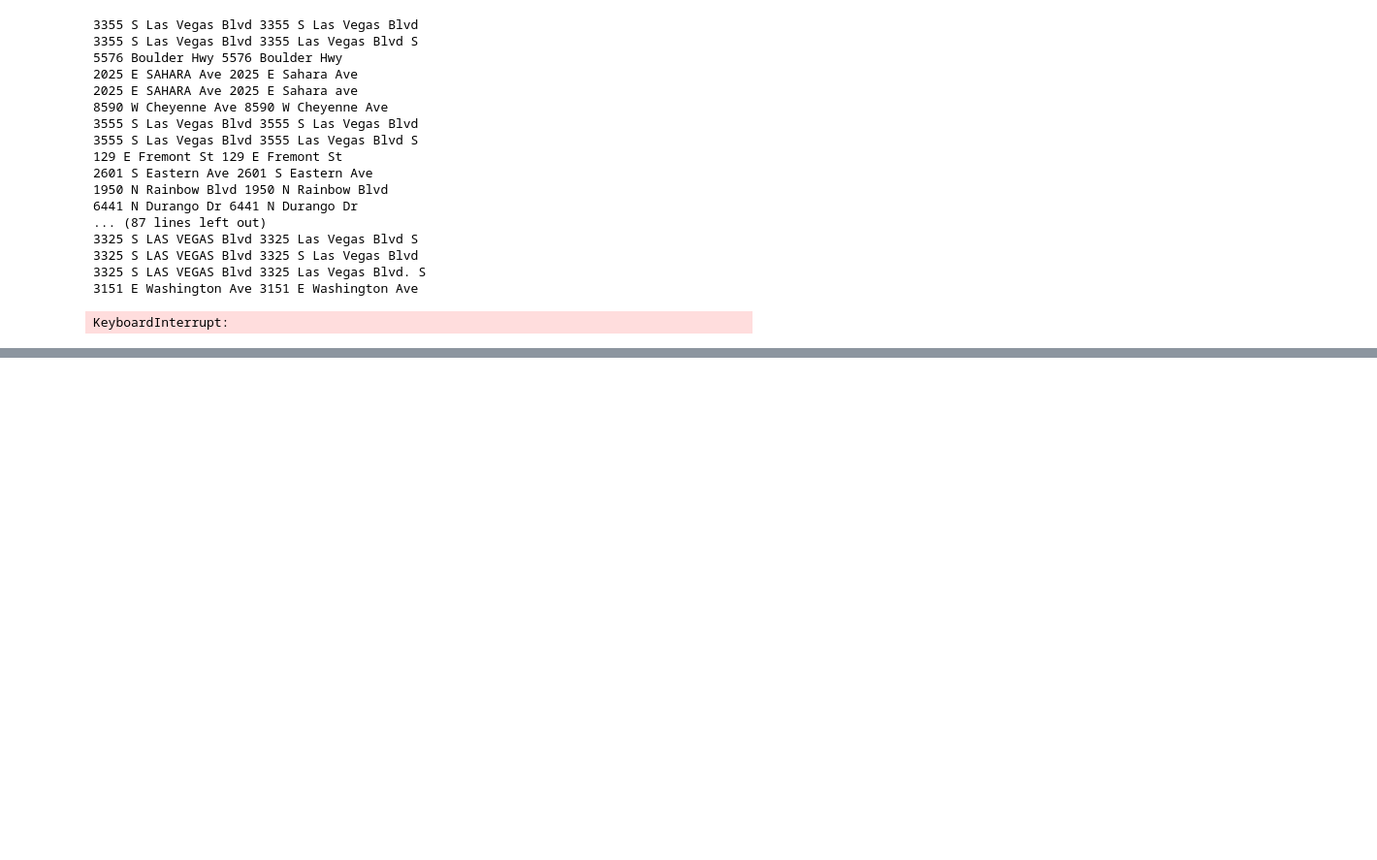
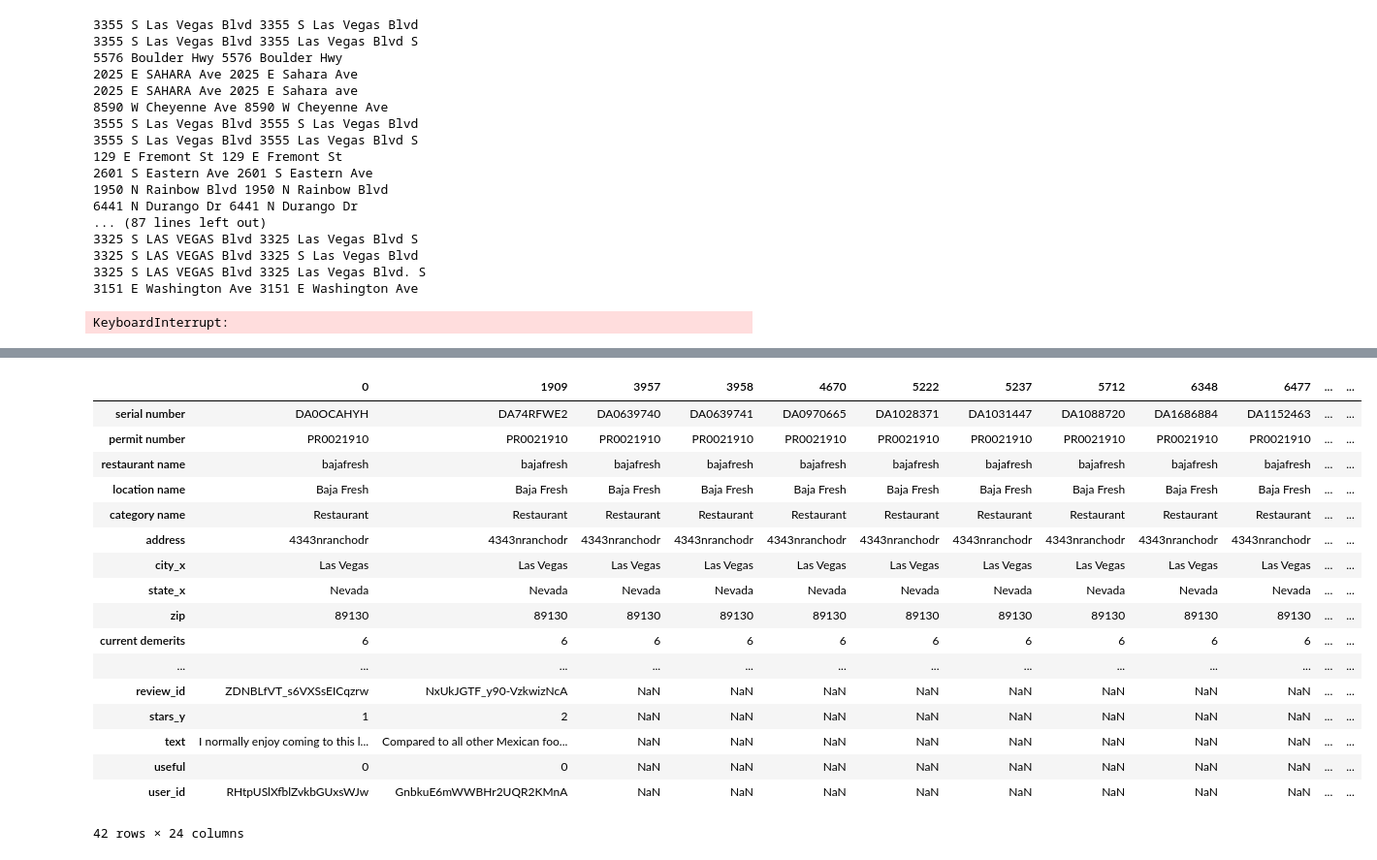
Before and after one commit to shreyasckdn/salsa_sauce, a Jupyter notebook: EDA_shr.ipynb, the cells around one changed output, grey strips where cells are left out. Shown at 97% size. Cells and saved outputs as stored; diff of their text form; code cells hidden in the pictures; blank space fills up the shorter version.

Commit message:
eda:aggregating based on month

```diff
--- a/EDA_shr.ipynb
+++ b/EDA_shr.ipynb
@@ -314,0 +328,2 @@ KeyboardInterrupt:
+# %%
+review_data = pd.read_csv('../data/vegas_yelp_reviews.csv')
@@ -314,0 +511,5 @@ KeyboardInterrupt:
+# %%
+merged_data['inspection date'] = pd.to_datetime(merged_data['inspection date'].apply(lambda x:str(x).split()[0]),
+                                                format='%Y-%m-%d')
+merged_data['inspection date'] = merged_data['inspection date'].apply(lambda x:datetime(x.year,x.month,1))
+merged_data['inspection date']
@@ -314,0 +534,4 @@ KeyboardInterrupt:
+# %%
+review_data['date'] = pd.to_datetime(review_data['date'],format='%Y-%m-%d')
+review_data['date'] = review_data['date'].apply(lambda x:datetime(x.year,x.month,1))
+review_data['date']
@@ -314,0 +618,2 @@ KeyboardInterrupt:
+# %%
+new_merged = merged_data.merge(review_data, left_on = ['business_id','inspection date'] , right_on =['business_id','date'], how = 'left')
@@ -314,0 +654,21 @@ KeyboardInterrupt:
+# %%
+new_merged[new_merged['restaurant name']=='bajafresh'].transpose()
+# %% [output]
+|  | 0 | 1909 | 3957 | 3958 | 4670 | 5222 | 5237 | 5712 | 6348 | 6477 | ... | ... |
+| serial number | DA0OCAHYH | DA74RFWE2 | DA0639740 | DA0639741 | DA0970665 | DA1028371 | DA1031447 | DA1088720 | DA1686884 | DA1152463 | ... | ... |
+| permit number | PR0021910 | PR0021910 | PR0021910 | PR0021910 | PR0021910 | PR0021910 | PR0021910 | PR0021910 | PR0021910 | PR0021910 | ... | ... |
+| restaurant name | bajafresh | bajafresh | bajafresh | bajafresh | bajafresh | bajafresh | bajafresh | bajafresh | bajafresh | bajafresh | ... | ... |
+| location name | Baja Fresh | Baja Fresh | Baja Fresh | Baja Fresh | Baja Fresh | Baja Fresh | Baja Fresh | Baja Fresh | Baja Fresh | Baja Fresh | ... | ... |
+| category name | Restaurant | Restaurant | Restaurant | Restaurant | Restaurant | Restaurant | Restaurant | Restaurant | Restaurant | Restaurant | ... | ... |
+| address | 4343nranchodr | 4343nranchodr | 4343nranchodr | 4343nranchodr | 4343nranchodr | 4343nranchodr | 4343nranchodr | 4343nranchodr | 4343nranchodr | 4343nranchodr | ... | ... |
+| city_x | Las Vegas | Las Vegas | Las Vegas | Las Vegas | Las Vegas | Las Vegas | Las Vegas | Las Vegas | Las Vegas | Las Vegas | ... | ... |
+| state_x | Nevada | Nevada | Nevada | Nevada | Nevada | Nevada | Nevada | Nevada | Nevada | Nevada | ... | ... |
+| zip | 89130 | 89130 | 89130 | 89130 | 89130 | 89130 | 89130 | 89130 | 89130 | 89130 | ... | ... |
+| current demerits | 6 | 6 | 6 | 6 | 6 | 6 | 6 | 6 | 6 | 6 | ... | ... |
+| ... | ... | ... | ... | ... | ... | ... | ... | ... | ... | ... | ... | ... |
+| review_id | ZDNBLfVT_s6VXSsEICqzrw | NxUkJGTF_y90-VzkwizNcA | NaN | NaN | NaN | NaN | NaN | NaN | NaN | NaN | ... | ... |
+| stars_y | 1 | 2 | NaN | NaN | NaN | NaN | NaN | NaN | NaN | NaN | ... | ... |
+| text | I normally enjoy coming to this l... | Compared to all other Mexican foo... | NaN | NaN | NaN | NaN | NaN | NaN | NaN | NaN | ... | ... |
+| useful | 0 | 0 | NaN | NaN | NaN | NaN | NaN | NaN | NaN | NaN | ... | ... |
+| user_id | RHtpUSlXfblZvkbGUxsWJw | GnbkuE6mWWBHr2UQR2KMnA | NaN | NaN | NaN | NaN | NaN | NaN | NaN | NaN | ... | ... |
+42 rows × 24 columns
```
Also changed, not shown: parts of 32 cells of this notebook, 1 other file.
